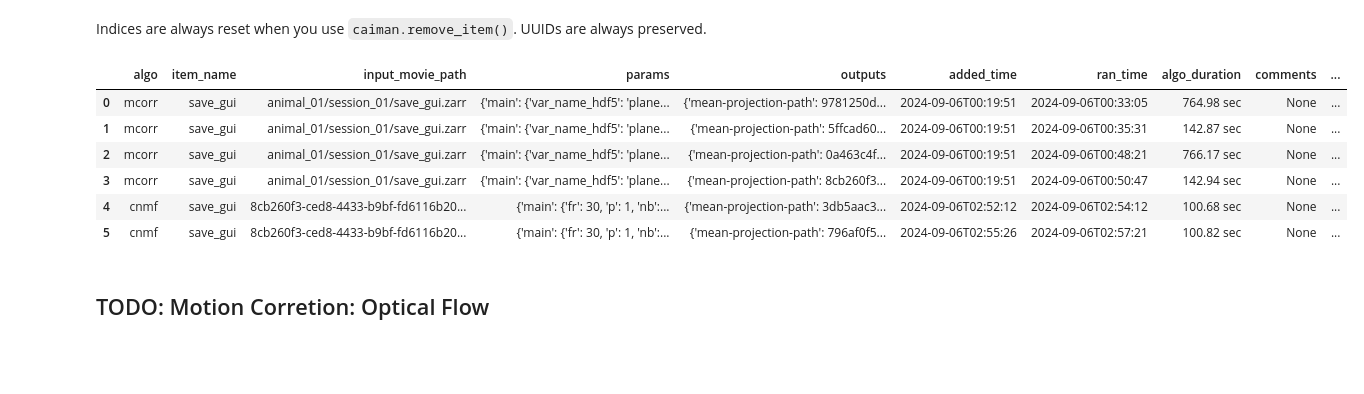
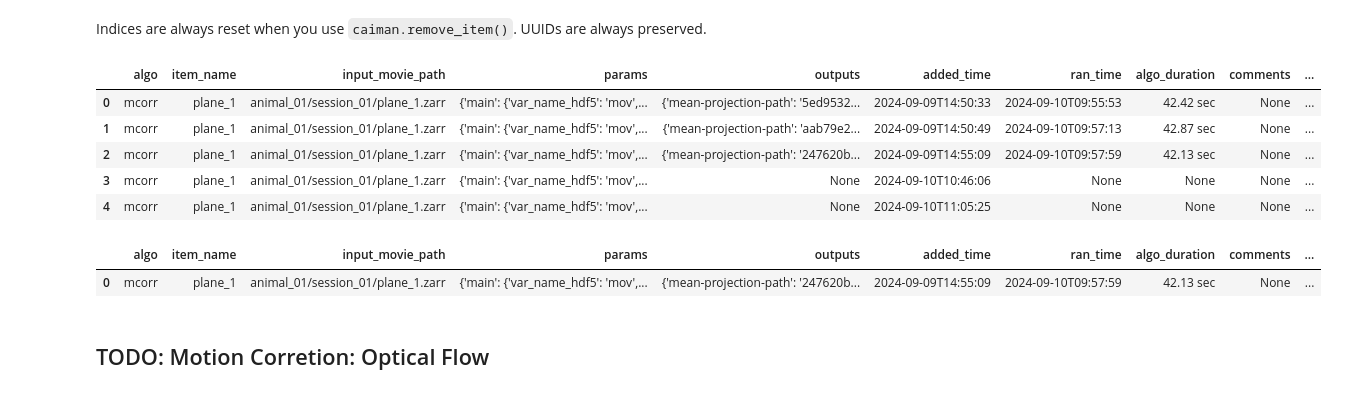
Before and after one commit to MillerBrainObservatory/LBM-CaImAn-Python, a Jupyter notebook: demos/notebooks/registration.ipynb, the cells around one changed output. Saved outputs shown, nothing was run; the diff lists cells and outputs as text; code cells hidden in the pictures; blank space fills up the shorter version.

```diff
--- a/demos/notebooks/registration.ipynb
+++ b/demos/notebooks/registration.ipynb
@@ -523,17 +499,22 @@ Remove batch items (i.e. rows) using `df.caiman.remove_item(<item_uuid>)`. This
 There is currently no way to close a `numpy.memmap`: https://github.com/numpy/numpy/issues/13510
 # %% [markdown]
 Indices are always reset when you use `caiman.remove_item()`. UUIDs are always preserved.
+# %%
+df=df.caiman.reload_from_disk()
+df
+# %% [output]
+|  | algo | item_name | input_movie_path | params | outputs | added_time | ran_time | algo_duration | comments | ... |
+| 0 | mcorr | plane_1 | animal_01/session_01/plane_1.zarr | {'main': {'var_name_hdf5': 'mov',... | {'mean-projection-path': '5ed9532... | 2024-09-09T14:50:33 | 2024-09-10T09:55:53 | 42.42 sec | None | ... |
+| 1 | mcorr | plane_1 | animal_01/session_01/plane_1.zarr | {'main': {'var_name_hdf5': 'mov',... | {'mean-projection-path': 'aab79e2... | 2024-09-09T14:50:49 | 2024-09-10T09:57:13 | 42.87 sec | None | ... |
+| 2 | mcorr | plane_1 | animal_01/session_01/plane_1.zarr | {'main': {'var_name_hdf5': 'mov',... | {'mean-projection-path': '247620b... | 2024-09-09T14:55:09 | 2024-09-10T09:57:59 | 42.13 sec | None | ... |
+| 3 | mcorr | plane_1 | animal_01/session_01/plane_1.zarr | {'main': {'var_name_hdf5': 'mov',... | None | 2024-09-10T10:46:06 | None | None | None | ... |
+| 4 | mcorr | plane_1 | animal_01/session_01/plane_1.zarr | {'main': {'var_name_hdf5': 'mov',... | None | 2024-09-10T11:05:25 | None | None | None | ... |
 # %%
-rows_keep = [0,1,2,3,4,5]
+rows_keep = [2]
 for i, row in df.iterrows():
     if i not in rows_keep:
         df.caiman.remove_item(row.uuid, safe_removal=False)
 df
 # %% [output]
 |  | algo | item_name | input_movie_path | params | outputs | added_time | ran_time | algo_duration | comments | ... |
-| 0 | mcorr | save_gui | animal_01/session_01/save_gui.zarr | {'main': {'var_name_hdf5': 'plane... | {'mean-projection-path': 9781250d... | 2024-09-06T00:19:51 | 2024-09-06T00:33:05 | 764.98 sec | None | ... |
-| 1 | mcorr | save_gui | animal_01/session_01/save_gui.zarr | {'main': {'var_name_hdf5': 'plane... | {'mean-projection-path': 5ffcad60... | 2024-09-06T00:19:51 | 2024-09-06T00:35:31 | 142.87 sec | None | ... |
-| 2 | mcorr | save_gui | animal_01/session_01/save_gui.zarr | {'main': {'var_name_hdf5': 'plane... | {'mean-projection-path': 0a463c4f... | 2024-09-06T00:19:51 | 2024-09-06T00:48:21 | 766.17 sec | None | ... |
-| 3 | mcorr | save_gui | animal_01/session_01/save_gui.zarr | {'main': {'var_name_hdf5': 'plane... | {'mean-projection-path': 8cb260f3... | 2024-09-06T00:19:51 | 2024-09-06T00:50:47 | 142.94 sec | None | ... |
-| 4 | cnmf | save_gui | 8cb260f3-ced8-4433-b9bf-fd6116b20... | {'main': {'fr': 30, 'p': 1, 'nb':... | {'mean-projection-path': 3db5aac3... | 2024-09-06T02:52:12 | 2024-09-06T02:54:12 | 100.68 sec | None | ... |
-| 5 | cnmf | save_gui | 8cb260f3-ced8-4433-b9bf-fd6116b20... | {'main': {'fr': 30, 'p': 1, 'nb':... | {'mean-projection-path': 796af0f5... | 2024-09-06T02:55:26 | 2024-09-06T02:57:21 | 100.82 sec | None | ... |
+| 0 | mcorr | plane_1 | animal_01/session_01/plane_1.zarr | {'main': {'var_name_hdf5': 'mov',... | {'mean-projection-path': '247620b... | 2024-09-09T14:55:09 | 2024-09-10T09:57:59 | 42.13 sec | None | ... |
```
Also changed, not shown: parts of 16 cells of this notebook.
